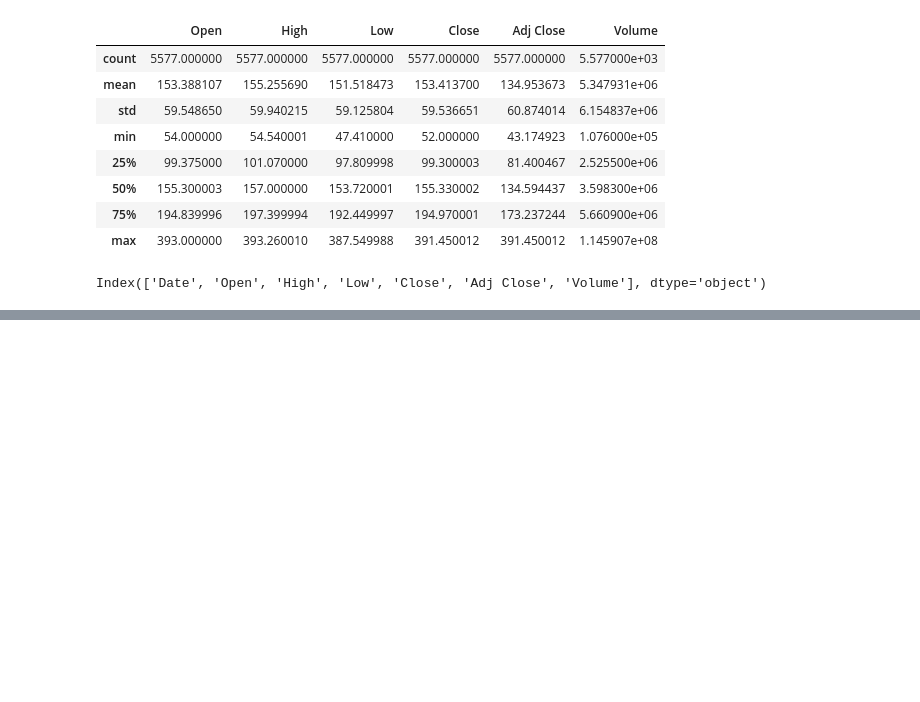
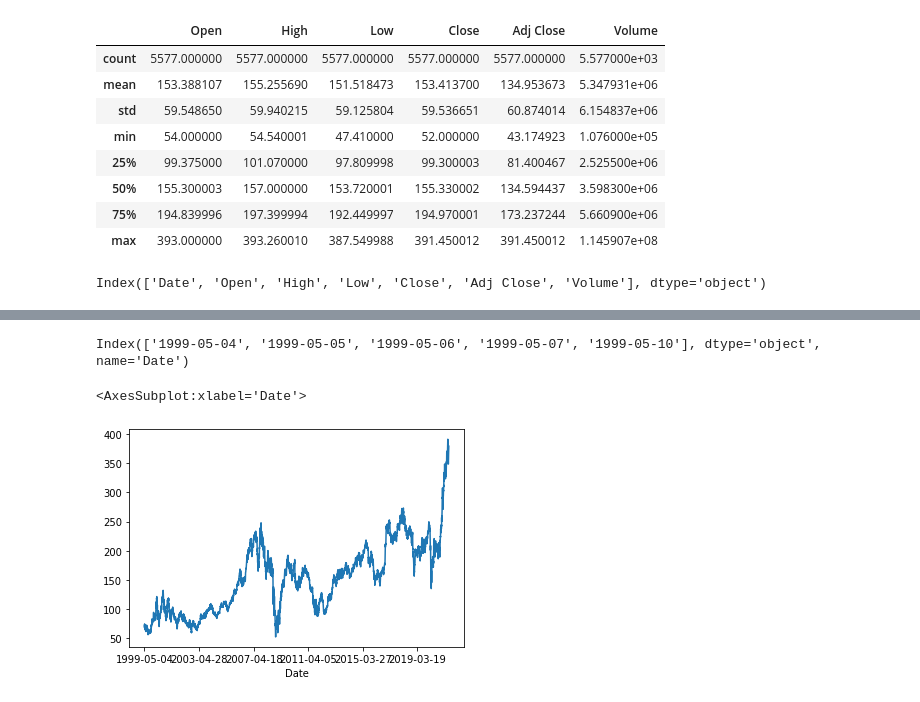
Before and after one commit to HyosikMoon/Coursera, a Jupyter notebook: Machine_Learning/Course6_Time_Series_and_Survival_Analysis/Proj/Untitled.ipynb, the cells around one changed output, grey strips where cells are left out. Cells and saved outputs as stored; diff of their text form; code cells hidden in the pictures; blank space fills up the shorter version.

```diff
--- a/Machine_Learning/Course6_Time_Series_and_Survival_Analysis/Proj/Untitled.ipynb
+++ b/Machine_Learning/Course6_Time_Series_and_Survival_Analysis/Proj/Untitled.ipynb
@@ -25,2 +23,4 @@ data = df.
 # %%
 del_cols.remove('Date')
+# %%
+del_cols.remove('Close')
@@ -26,0 +31,4 @@ del_cols.remove('Date')
+# %%
+df.drop(columns= del_cols, axis=1, inplace=True)
+# %%
+df.set_index('Date')
@@ -26,0 +50,11 @@ del_cols.remove('Date')
+# %%
+df = df.set_index('Date')
+# %%
+df.index[:5]
+# %% [output]
+Index(['1999-05-04', '1999-05-05', '1999-05-06', '1999-05-07', '1999-05-10'], dtype='object', name='Date')
+# %%
+df['Close'].plot()
+# %% [output]
+<AxesSubplot:xlabel='Date'>
+[figure, added]
```
Also changed, not shown: parts of 46 cells of this notebook, 15 other files.
